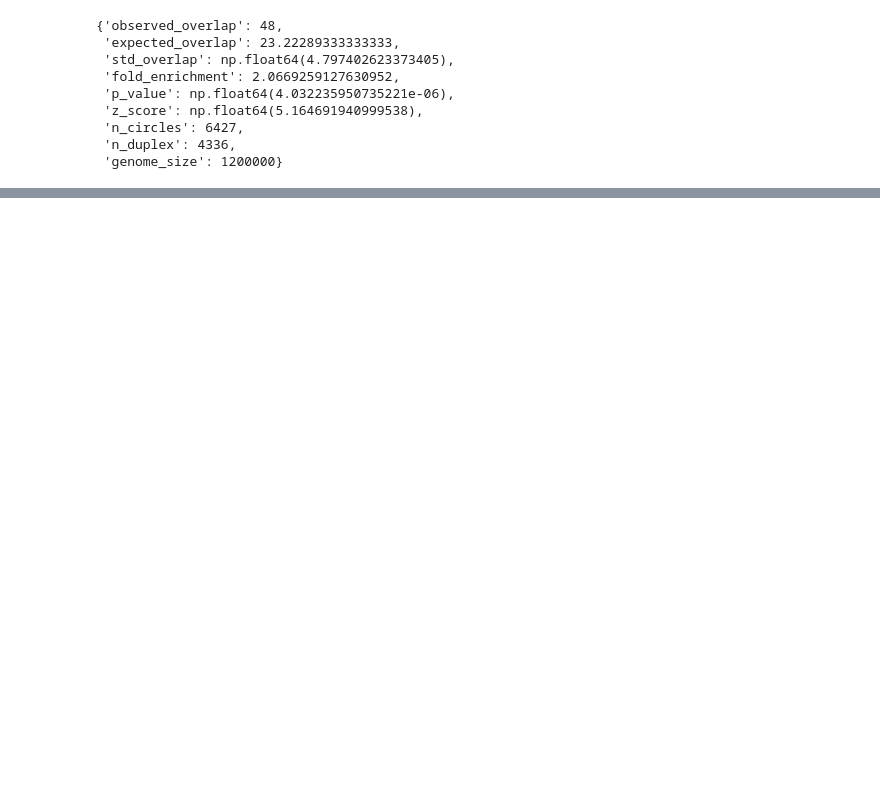
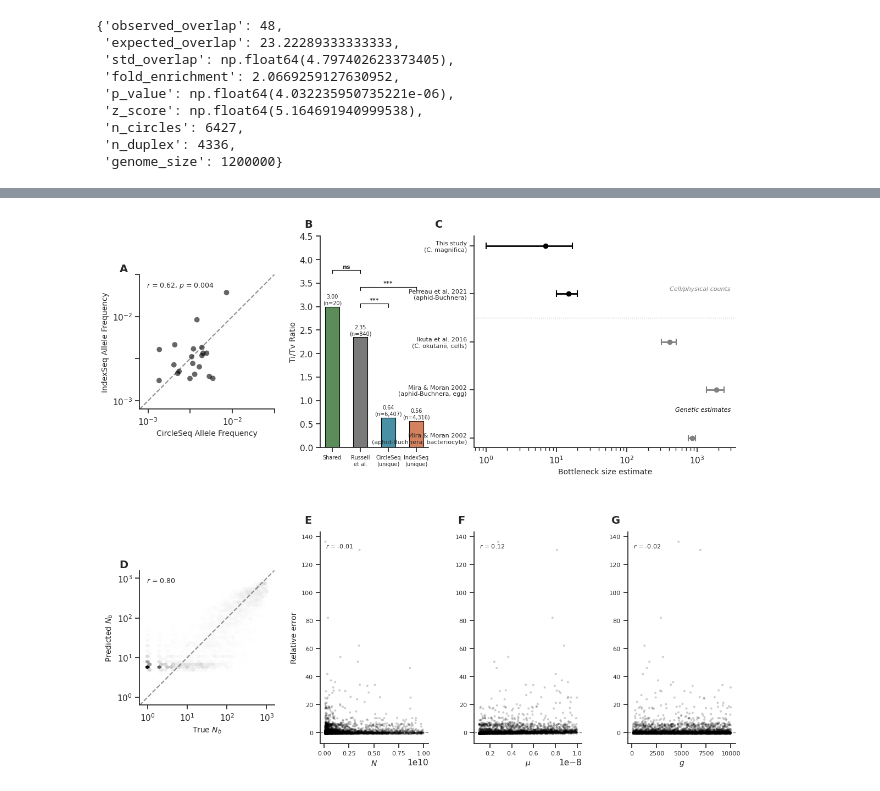
Before and after one commit to cademirch/symbiont_transmission, a Jupyter notebook: notebooks/plots.ipynb, the cells around one changed output, grey strips where cells are left out. Cells and saved outputs as stored; diff of their text form; code cells hidden in the pictures; blank space fills up the shorter version.

```diff
--- a/notebooks/plots.ipynb
+++ b/notebooks/plots.ipynb
@@ -488,0 +370,17 @@ fig = plot_bottleneck_forest(emp_mean=18, emp_lower=1, emp_upper=70)
+# %%
+import numpy as np
+import pandas as pd
+import matplotlib.pyplot as plt
+from scipy.stats import pearsonr
+from pathlib import Path
+import seaborn as sns
+
+MODEL_DIR = Path("../results/model_output")
+test_df = pd.read_csv(MODEL_DIR / "test_predictions.csv")
+metadata = pd.read_csv(MODEL_DIR / "metadata.csv")
+
+# back-transform from log10 at load time
+config = pd.read_csv(MODEL_DIR / "config.csv")
+if config["log_target"].item():
+    test_df["y_true"] = 10 ** test_df["y_true"]
+    test_df["y_pred"] = 10 ** test_df["y_pred"]
@@ -488,0 +775,6 @@ fig = plot_bottleneck_forest(emp_mean=18, emp_lower=1, emp_upper=70)
+# %%
+fig2 = make_figure2(
+    shared, circles, duplex, russell, test_df, emp_mean=7, emp_lower=1, emp_upper=17
+)
+# %% [output]
+[figure, added]
```
Also changed, not shown: parts of 13 cells of this notebook, 10 other files.
